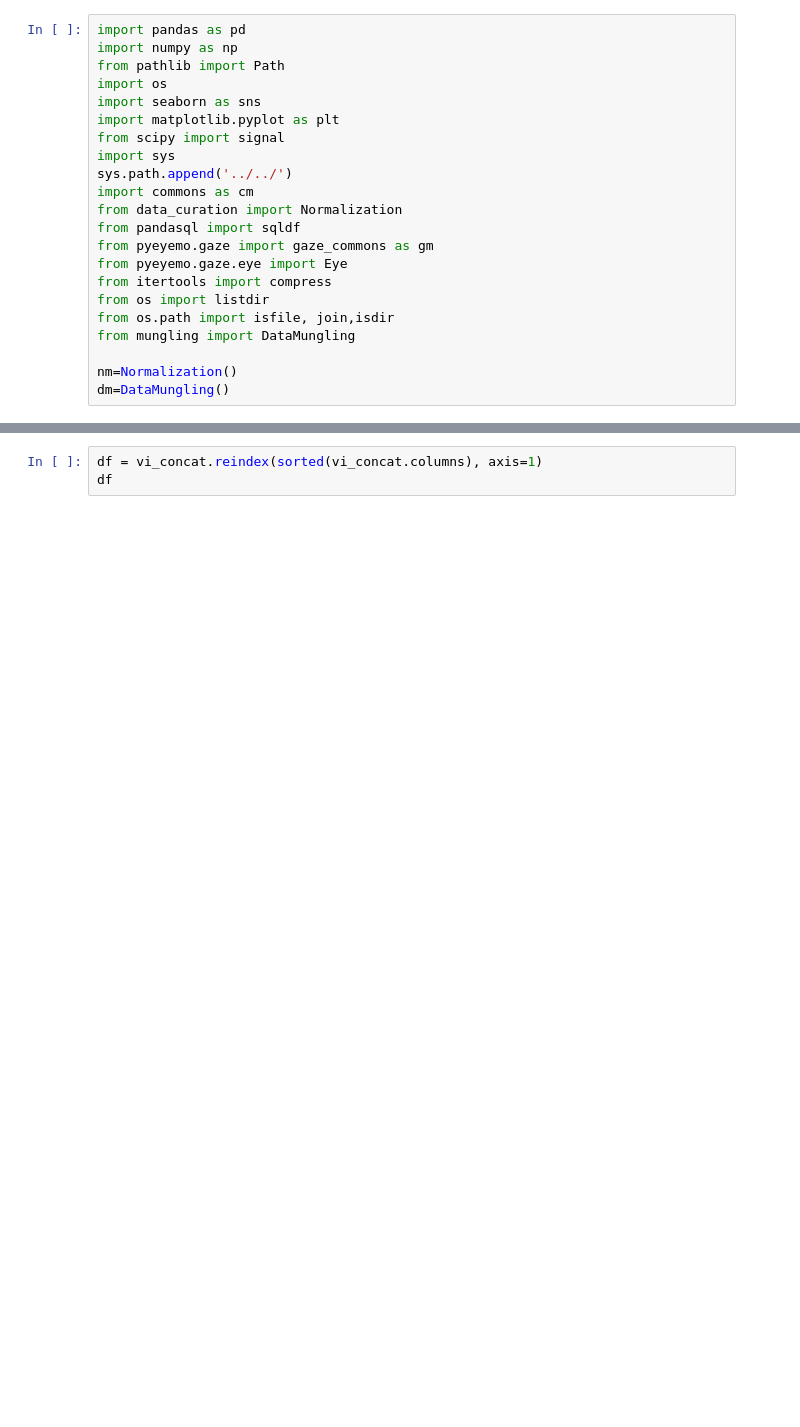
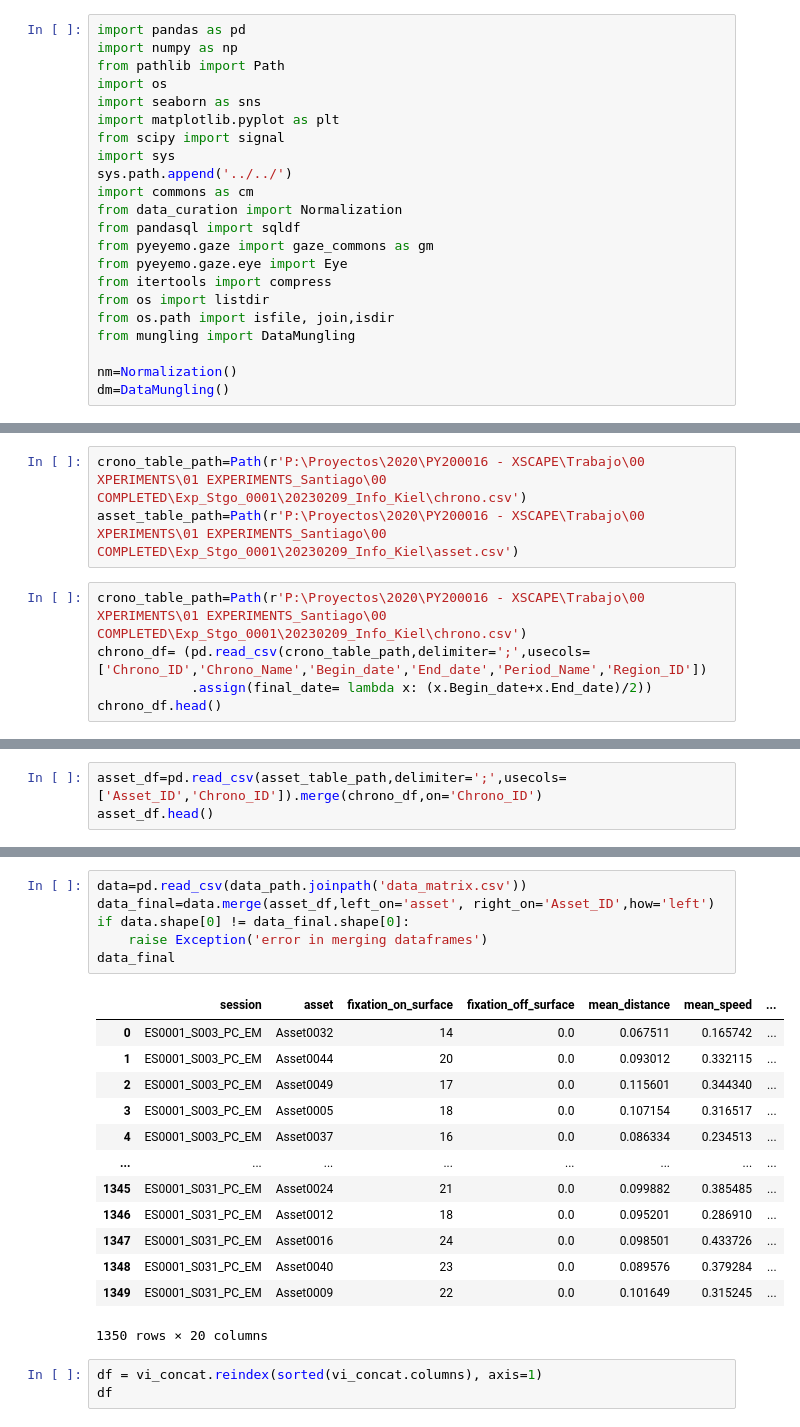
Before and after one commit to Rockyneuron/pupil_labs_analysis, a Jupyter notebook: analysis/gaze/pupil_labs/VI_calculation_auto_v_2.ipynb, the cells around one changed output, grey strips where cells are left out. Cells and saved outputs as stored; diff of their text form; blank space fills up the shorter version.

```diff
--- a/analysis/gaze/pupil_labs/VI_calculation_auto_v_2.ipynb
+++ b/analysis/gaze/pupil_labs/VI_calculation_auto_v_2.ipynb
@@ -178,0 +224,8 @@ subject.fixations
+# %%
+crono_table_path=Path(r'P:\Proyectos\2020\PY200016 - XSCAPE\Trabajo\00 XPERIMENTS\01 EXPERIMENTS_Santiago\00 COMPLETED\Exp_Stgo_0001\20230209_Info_Kiel\chrono.csv')
+asset_table_path=Path(r'P:\Proyectos\2020\PY200016 - XSCAPE\Trabajo\00 XPERIMENTS\01 EXPERIMENTS_Santiago\00 COMPLETED\Exp_Stgo_0001\20230209_Info_Kiel\asset.csv')
+# %%
+crono_table_path=Path(r'P:\Proyectos\2020\PY200016 - XSCAPE\Trabajo\00 XPERIMENTS\01 EXPERIMENTS_Santiago\00 COMPLETED\Exp_Stgo_0001\20230209_Info_Kiel\chrono.csv')
+chrono_df= (pd.read_csv(crono_table_path,delimiter=';',usecols=['Chrono_ID','Chrono_Name','Begin_date','End_date','Period_Name','Region_ID'])
+            .assign(final_date= lambda x: (x.Begin_date+x.End_date)/2))
+chrono_df.head()
@@ -178,0 +239,3 @@ subject.fixations
+# %%
+asset_df=pd.read_csv(asset_table_path,delimiter=';',usecols=['Asset_ID','Chrono_ID']).merge(chrono_df,on='Chrono_ID')
+asset_df.head()
@@ -179,3 +249,23 @@ subject.fixations
+# %%
+data=pd.read_csv(data_path.joinpath('data_matrix.csv'))
+data_final=data.merge(asset_df,left_on='asset', right_on='Asset_ID',how='left')
+if data.shape[0] != data_final.shape[0]:
+    raise Exception('error in merging dataframes')
+data_final
+# %% [output]
+|  | session | asset | fixation_on_surface | fixation_off_surface | mean_distance | mean_speed | ... |
+| 0 | ES0001_S003_PC_EM | Asset0032 | 14 | 0.0 | 0.067511 | 0.165742 | ... |
+| 1 | ES0001_S003_PC_EM | Asset0044 | 20 | 0.0 | 0.093012 | 0.332115 | ... |
+| 2 | ES0001_S003_PC_EM | Asset0049 | 17 | 0.0 | 0.115601 | 0.344340 | ... |
+| 3 | ES0001_S003_PC_EM | Asset0005 | 18 | 0.0 | 0.107154 | 0.316517 | ... |
+| 4 | ES0001_S003_PC_EM | Asset0037 | 16 | 0.0 | 0.086334 | 0.234513 | ... |
+| ... | ... | ... | ... | ... | ... | ... | ... |
+| 1345 | ES0001_S031_PC_EM | Asset0024 | 21 | 0.0 | 0.099882 | 0.385485 | ... |
+| 1346 | ES0001_S031_PC_EM | Asset0012 | 18 | 0.0 | 0.095201 | 0.286910 | ... |
+| 1347 | ES0001_S031_PC_EM | Asset0016 | 24 | 0.0 | 0.098501 | 0.433726 | ... |
+| 1348 | ES0001_S031_PC_EM | Asset0040 | 23 | 0.0 | 0.089576 | 0.379284 | ... |
+| 1349 | ES0001_S031_PC_EM | Asset0009 | 22 | 0.0 | 0.101649 | 0.315245 | ... |
+1350 rows × 20 columns
 # %%
 df = vi_concat.reindex(sorted(vi_concat.columns), axis=1)
 df
```
Also changed, not shown: parts of 13 cells of this notebook, 2 other files.
